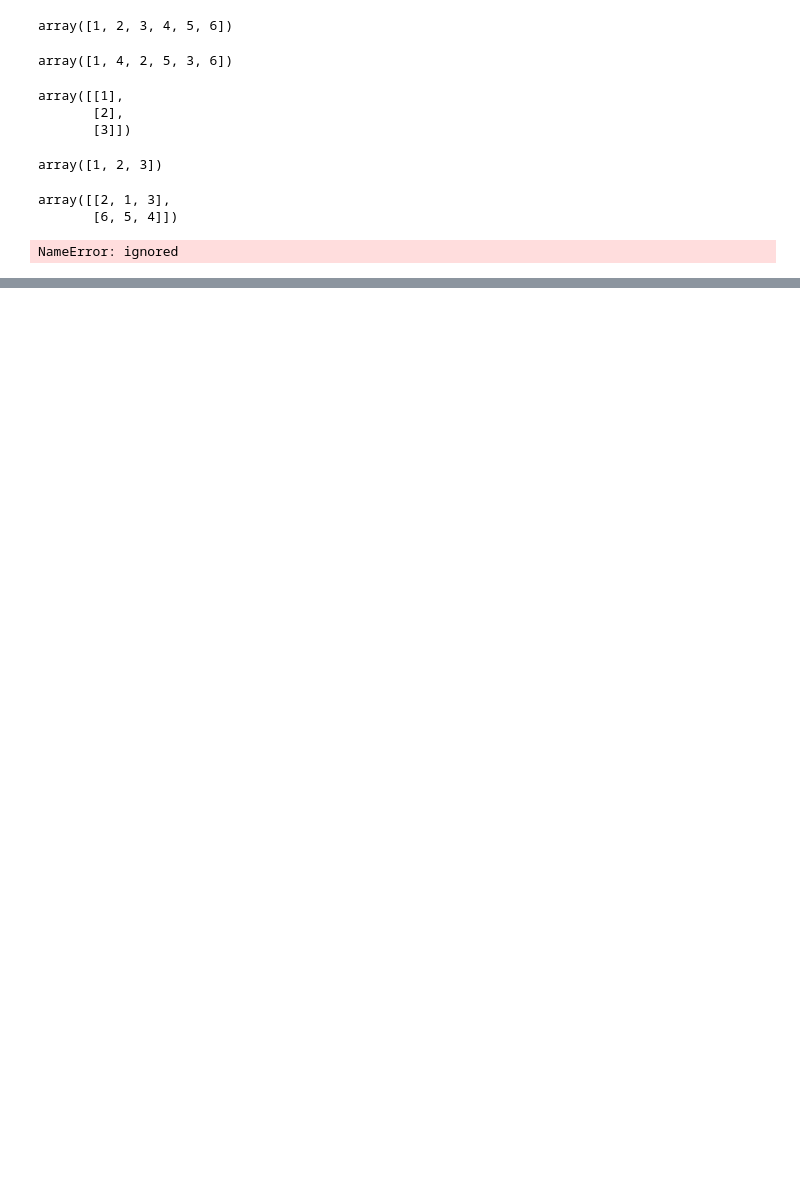
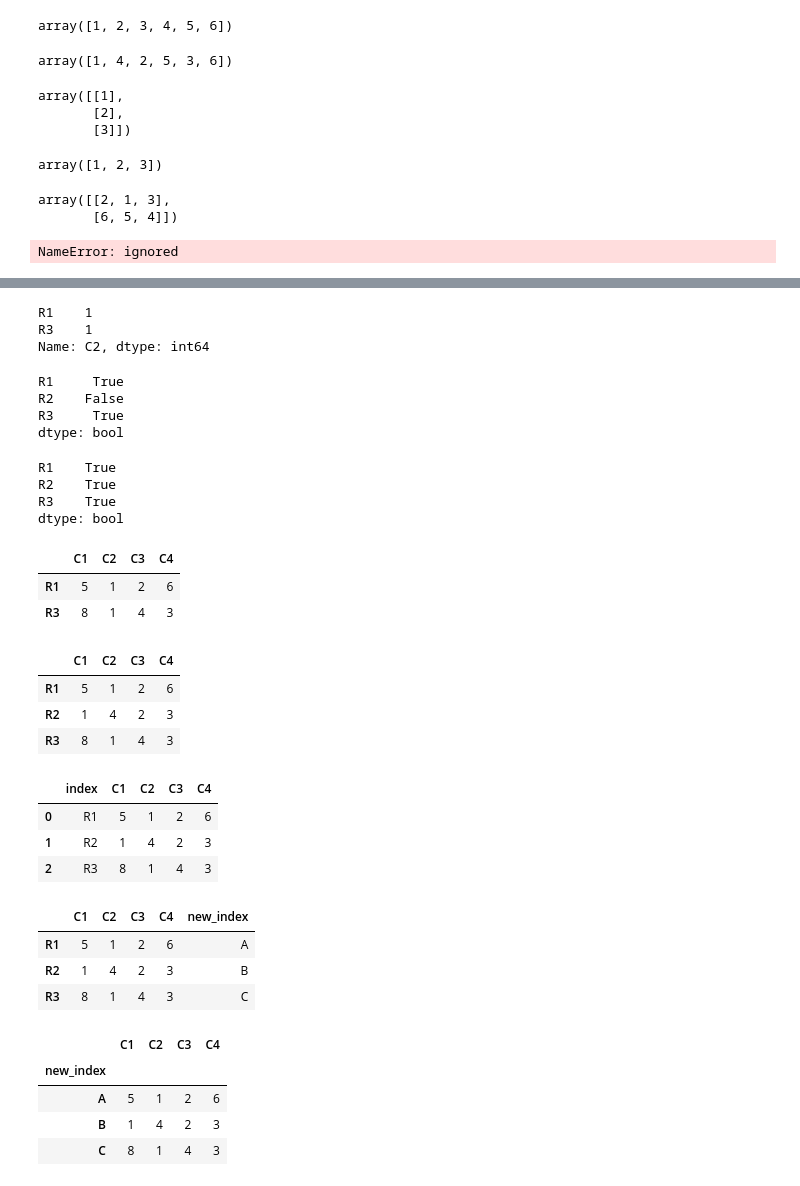
Before and after one commit to trypuz/ai_dla_kazdego, a Jupyter notebook: python_dla_kazdego/python_dla_humanistow.ipynb, the cells around one changed output, grey strips where cells are left out. Drawn from its saved outputs; the diff is of its cells as text; code cells hidden in the pictures; blank space fills up the shorter version.

```diff
--- a/python_dla_kazdego/python_dla_humanistow.ipynb
+++ b/python_dla_kazdego/python_dla_humanistow.ipynb
@@ -2064,0 +2148,3 @@ NameError: ignored
+# %%
+df = pd.DataFrame(data=a, index=index, columns=columns)
+df
@@ -2064,0 +2170,3 @@ NameError: ignored
+# %%
+df['C5'] = df['C1'] + df['C2']
+df
@@ -2064,0 +2279,40 @@ NameError: ignored
+# %%
+df[df['C1']>2]['C2']
+# %% [output]
+R1    1
+R3    1
+Name: C2, dtype: int64
+# %%
+(df['C1']>1) & (df['C3']<5)
+# %% [output]
+R1     True
+R2    False
+R3     True
+dtype: bool
+# %%
+(df['C1']>1) | (df['C3']<5)
+# %% [output]
+R1    True
+R2    True
+R3    True
+dtype: bool
+# %%
+df[(df['C1']>1) & (df['C3']<5)]
+# %% [output]
+|  | C1 | C2 | C3 | C4 |
+| R1 | 5 | 1 | 2 | 6 |
+| R3 | 8 | 1 | 4 | 3 |
+# %%
+df
+# %% [output]
+|  | C1 | C2 | C3 | C4 |
+| R1 | 5 | 1 | 2 | 6 |
+| R2 | 1 | 4 | 2 | 3 |
+| R3 | 8 | 1 | 4 | 3 |
+# %%
+df.reset_index()
+# %% [output]
+|  | index | C1 | C2 | C3 | C4 |
+| 0 | R1 | 5 | 1 | 2 | 6 |
+| 1 | R2 | 1 | 4 | 2 | 3 |
+| 2 | R3 | 8 | 1 | 4 | 3 |
@@ -2064,0 +2322,15 @@ NameError: ignored
+# %%
+df
+# %% [output]
+|  | C1 | C2 | C3 | C4 | new_index |
+| R1 | 5 | 1 | 2 | 6 | A |
+| R2 | 1 | 4 | 2 | 3 | B |
+| R3 | 8 | 1 | 4 | 3 | C |
+# %%
+df.set_index('new_index') # new_index is not an index
+# %% [output]
+|  | C1 | C2 | C3 | C4 |
+| new_index |  |  |  |  |
+| A | 5 | 1 | 2 | 6 |
+| B | 1 | 4 | 2 | 3 |
+| C | 8 | 1 | 4 | 3 |
```
Also changed, not shown: parts of 40 cells of this notebook.
